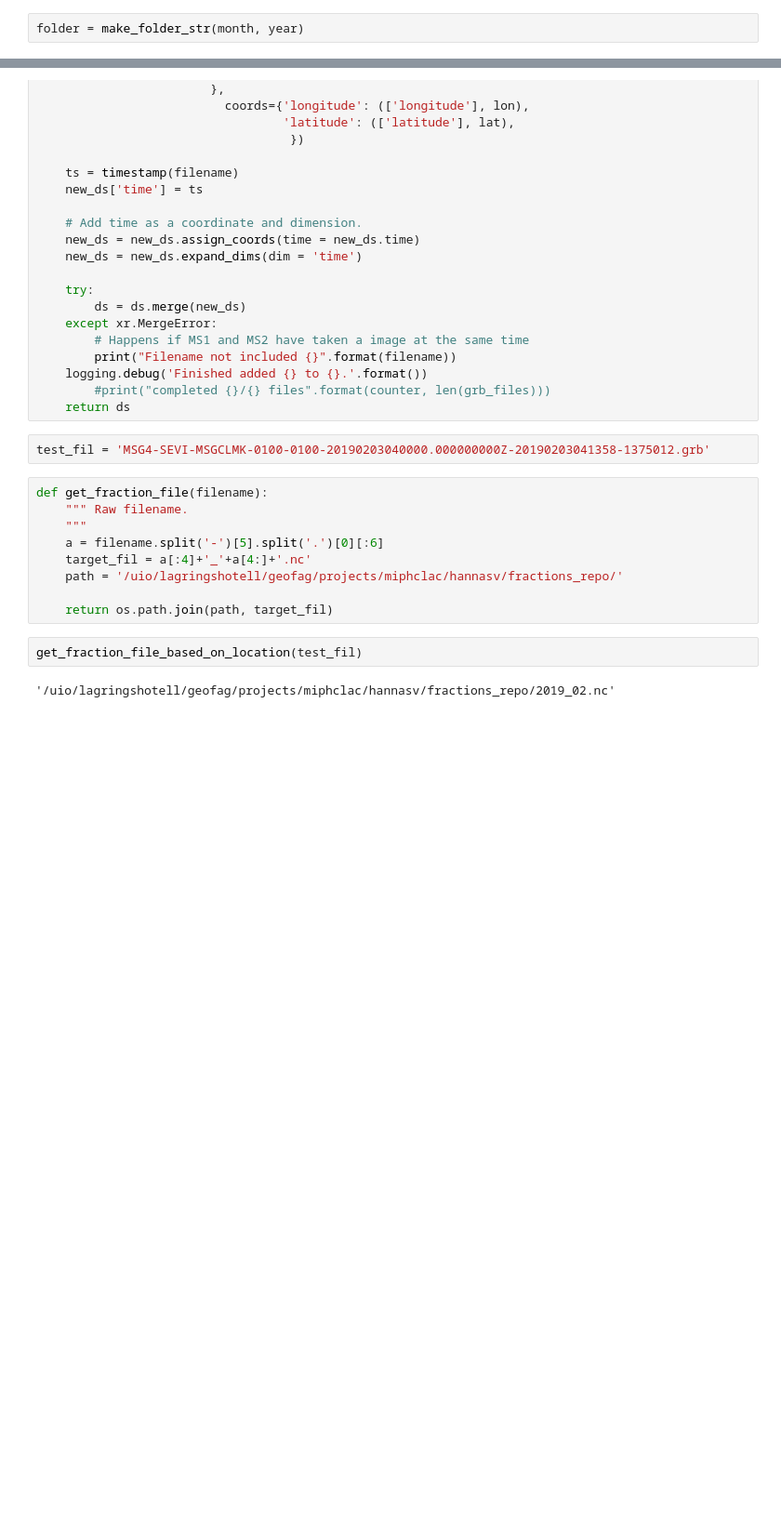
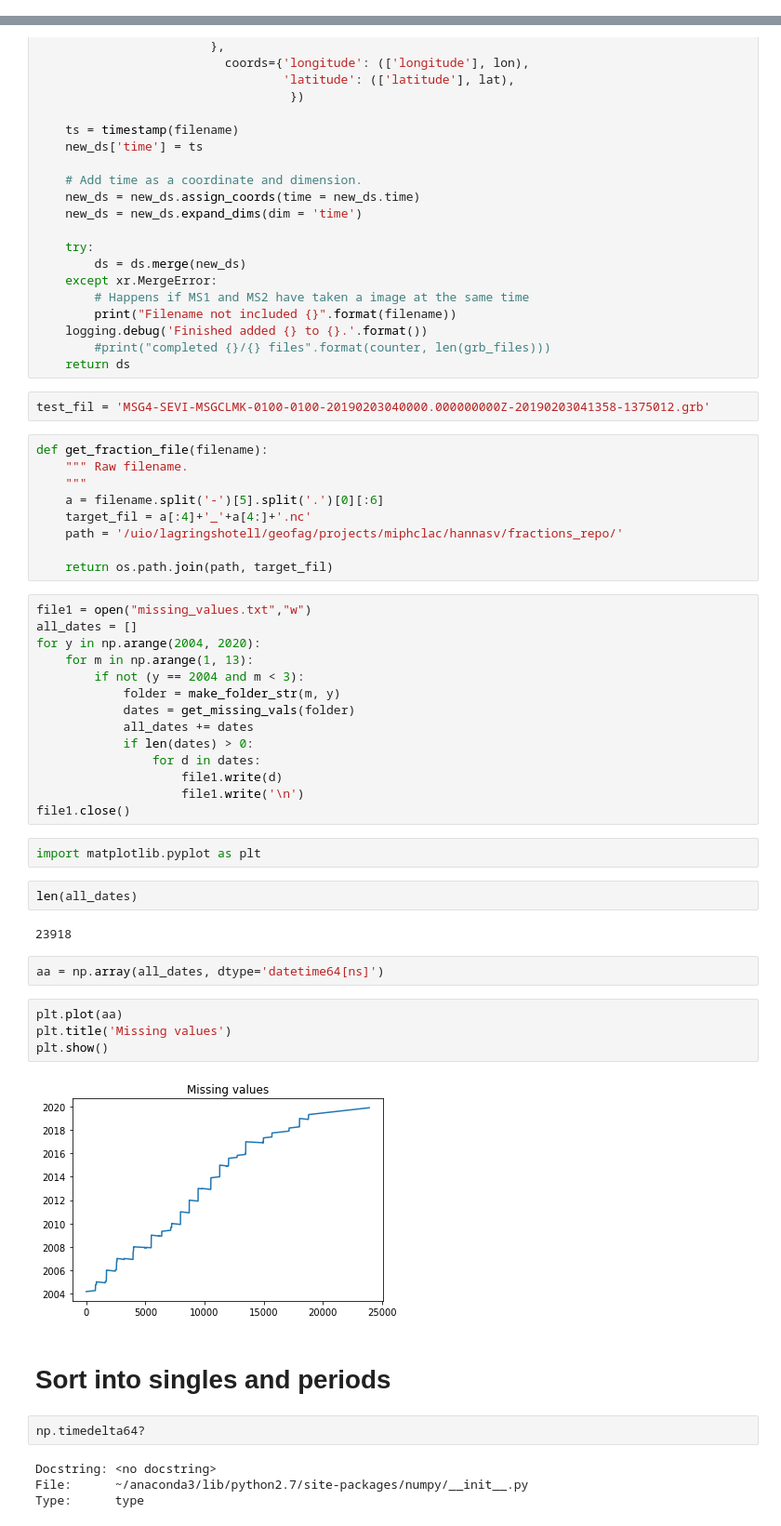
Before and after one commit to hannasv/ms, a Jupyter notebook: notebooks/Developing_latest_version_calc_cloud_fractions.ipynb, the cells around one changed output, grey strips where cells are left out. Shown at 93% size. Drawn from its saved outputs; the diff is of its cells as text; blank space fills up the shorter version.

```diff
--- a/notebooks/Developing_latest_version_calc_cloud_fractions.ipynb
+++ b/notebooks/Developing_latest_version_calc_cloud_fractions.ipynb
@@ -41,8 +41,6 @@ def make_folder_str(month, year):
 
     month = "%2.2d" % month
     return "{}_{}".format(year, month)
-# %%
-folder = make_folder_str(month, year)
 # %%
 def get_missing_vals(folder):
     """Returns missing timesteps in folder."""
@@ -192,7 +174,39 @@ def get_fraction_file(filename):
     path = '/uio/lagringshotell/geofag/projects/miphclac/hannasv/fractions_repo/'
 
     return os.path.join(path, target_fil)
-# %%
-get_fraction_file_based_on_location(test_fil)
-# %% [output]
-'/uio/lagringshotell/geofag/projects/miphclac/hannasv/fractions_repo/2019_02.nc'
+# %%
+file1 = open("missing_values.txt","w")
+all_dates = []
+for y in np.arange(2004, 2020):
+    for m in np.arange(1, 13):
+        if not (y == 2004 and m < 3):
+            folder = make_folder_str(m, y)
+            dates = get_missing_vals(folder)
+            all_dates += dates
+            if len(dates) > 0:
+                for d in dates:
+                    file1.write(d)
+                    file1.write('\n')
+file1.close()
+# %%
+import matplotlib.pyplot as plt
+# %%
+len(all_dates)
+# %% [output]
+23918
+# %%
+aa = np.array(all_dates, dtype='datetime64[ns]')
+# %%
+plt.plot(aa)
+plt.title('Missing values')
+plt.show()
+# %% [output]
+[figure, added]
+# %% [markdown]
+# Sort into singles and periods
+# %%
+np.timedelta64?
+# %% [output]
+Docstring: <no docstring>
+File:      ~/anaconda3/lib/python2.7/site-packages/numpy/__init__.py
+Type:      type
```
Also changed, not shown: parts of 12 cells of this notebook, 1 other file.
